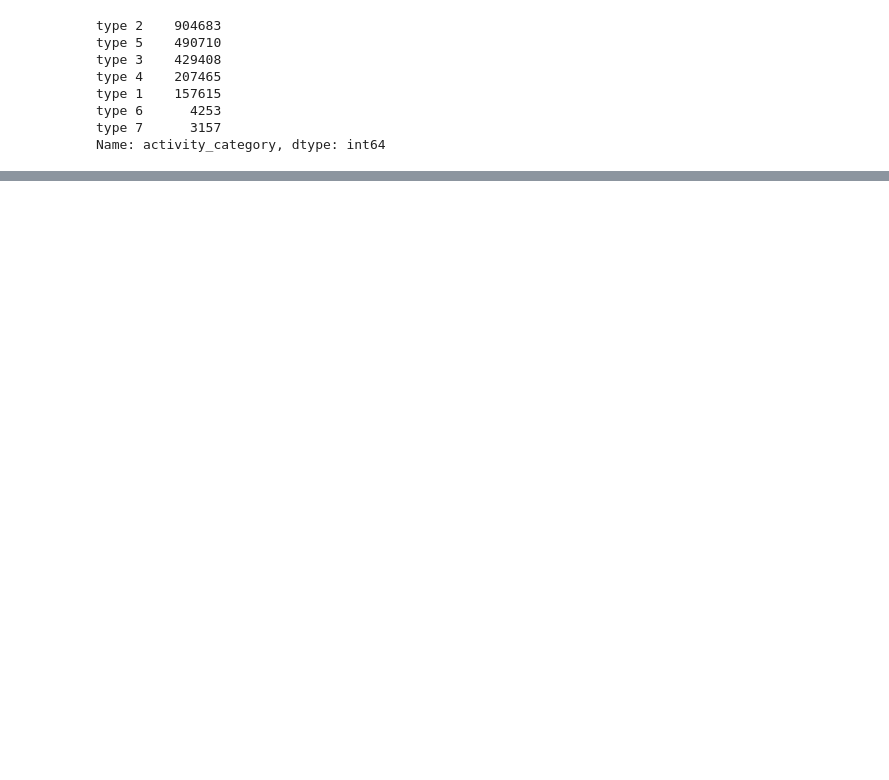
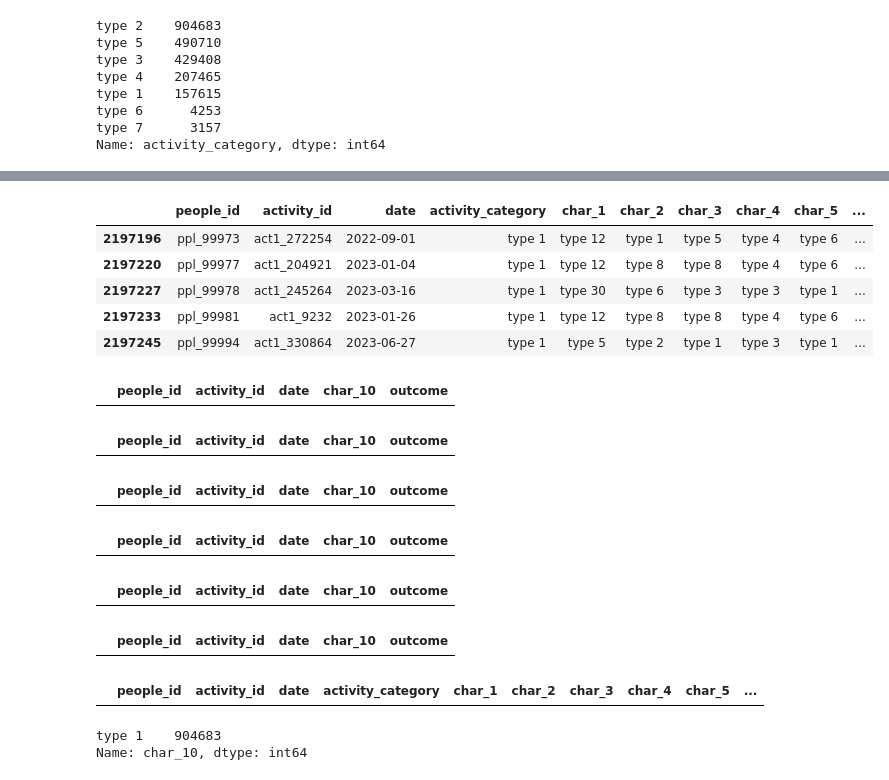
Before and after one commit to sooooner/dss_team_project_ML, a Jupyter notebook: red_hat/sooner.ipynb, the cells around one changed output, grey strips where cells are left out. Cells and saved outputs as stored; diff of their text form; code cells hidden in the pictures; blank space fills up the shorter version.

```diff
--- a/red_hat/sooner.ipynb
+++ b/red_hat/sooner.ipynb
@@ -159,0 +44,7 @@ Name: char_10, Length: 450, dtype: int64
+# %%
+df_act1 = df[df.activity_id.str.contains('^act1')].copy()
+df_act2 = df[df.activity_id.str.contains('^act2')].copy()
+# %%
+df_act1_type1 = df_act1[df_act1['activity_category']=='type 1'][['people_id', 'activity_id', 'date', 'activity_category', 'char_1',
+                                                                 'char_2', 'char_3', 'char_4', 'char_5', 'char_6', 'char_7', 'char_8',
+                                                                 'char_9', 'outcome']].copy()
@@ -159,0 +62,33 @@ Name: char_10, Length: 450, dtype: int64
+# %%
+df_act1_type1.tail()
+# %% [output]
+|  | people_id | activity_id | date | activity_category | char_1 | char_2 | char_3 | char_4 | char_5 | ... |
+| 2197196 | ppl_99973 | act1_272254 | 2022-09-01 | type 1 | type 12 | type 1 | type 5 | type 4 | type 6 | ... |
+| 2197220 | ppl_99977 | act1_204921 | 2023-01-04 | type 1 | type 12 | type 8 | type 8 | type 4 | type 6 | ... |
+| 2197227 | ppl_99978 | act1_245264 | 2023-03-16 | type 1 | type 30 | type 6 | type 3 | type 3 | type 1 | ... |
+| 2197233 | ppl_99981 | act1_9232 | 2023-01-26 | type 1 | type 12 | type 8 | type 8 | type 4 | type 6 | ... |
+| 2197245 | ppl_99994 | act1_330864 | 2023-06-27 | type 1 | type 5 | type 2 | type 1 | type 3 | type 1 | ... |
+# %%
+df_act1_type2
+# %% [output]
+|  | people_id | activity_id | date | char_10 | outcome |
+# %%
+df_act1_type3
+# %% [output]
+|  | people_id | activity_id | date | char_10 | outcome |
+# %%
+df_act1_type4
+# %% [output]
+|  | people_id | activity_id | date | char_10 | outcome |
+# %%
+df_act1_type5
+# %% [output]
+|  | people_id | activity_id | date | char_10 | outcome |
+# %%
+df_act1_type6
+# %% [output]
+|  | people_id | activity_id | date | char_10 | outcome |
+# %%
+df_act1_type7
+# %% [output]
+|  | people_id | activity_id | date | char_10 | outcome |
@@ -159,0 +102,9 @@ Name: char_10, Length: 450, dtype: int64
+# %%
+df_act2_type1
+# %% [output]
+|  | people_id | activity_id | date | activity_category | char_1 | char_2 | char_3 | char_4 | char_5 | ... |
+# %%
+df_act2_type2['char_10'].value_counts()
+# %% [output]
+type 1    904683
+Name: char_10, dtype: int64
```
Also changed, not shown: parts of 33 cells of this notebook.
